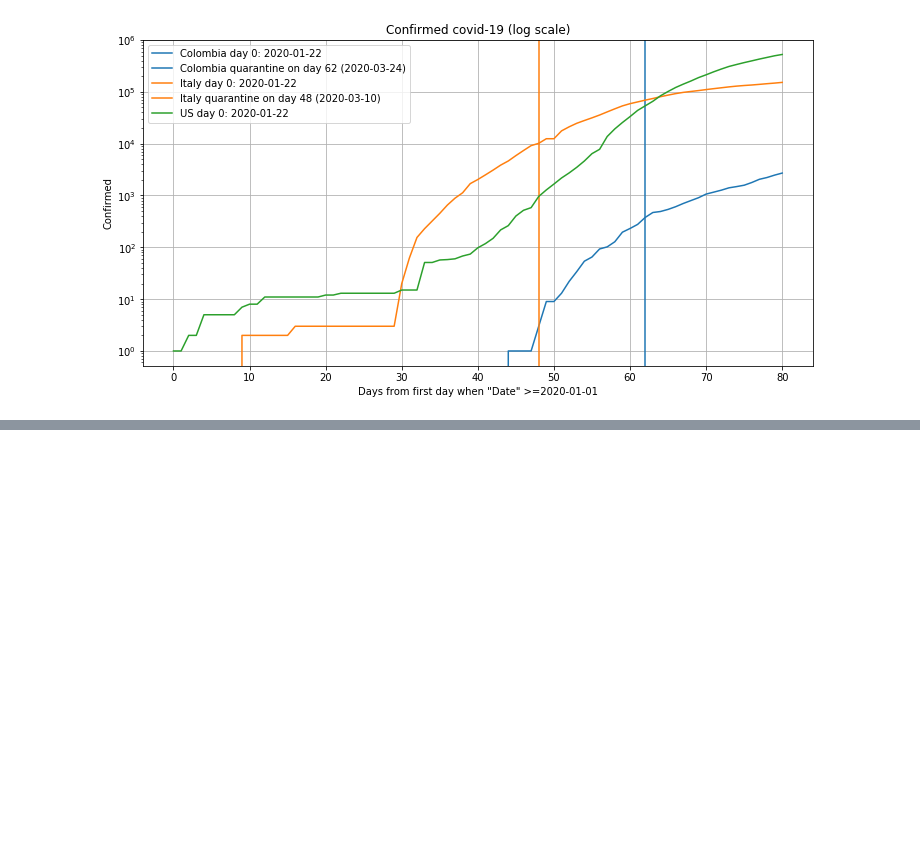
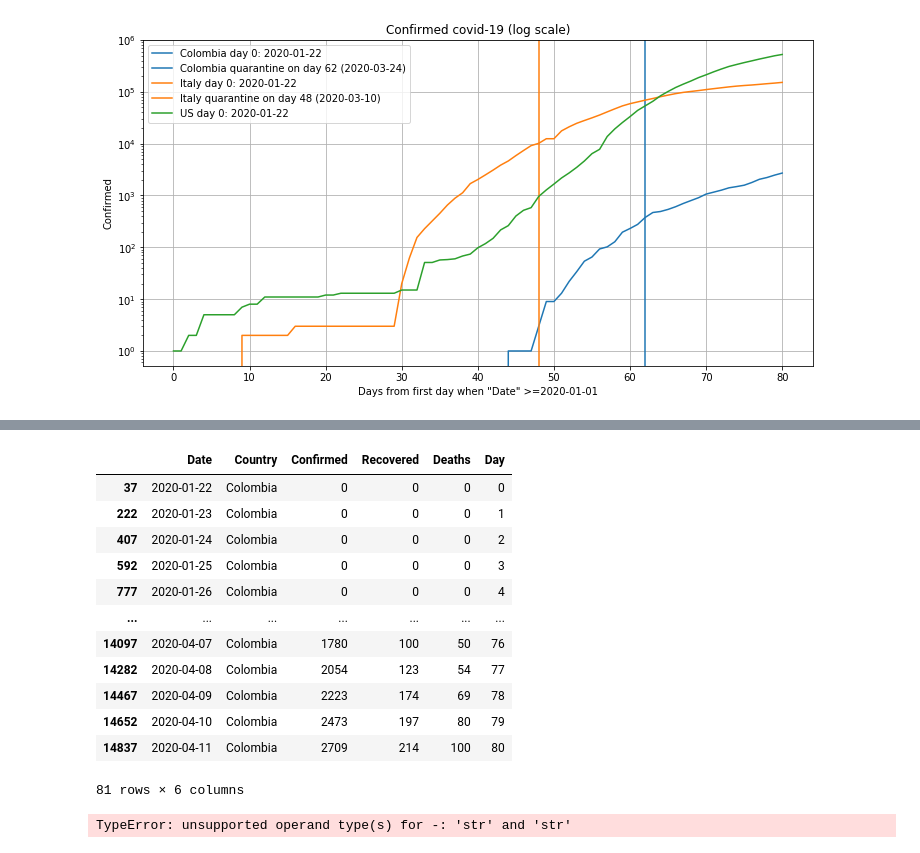
Before and after one commit to GabrielTellez/covid19_epidemic_statistics, a Jupyter notebook: tmp/covid19_plots_Devel.ipynb, the cells around one changed output, grey strips where cells are left out. Drawn from its saved outputs; the diff is of its cells as text; code cells hidden in the pictures; blank space fills up the shorter version.

Commit message:
Started code to visualize daily increases in builddatalist

```diff
--- a/tmp/covid19_plots.ipynb
+++ b/tmp/covid19_plots_Devel.ipynb
@@ -217,3 +217,5 @@ plotdata(indicator='Date',minindicator='2020-01-01',show='Confirmed');
 # %% [output]
 US not in quarantine
 [figure]
+# %%
+df_list=builddatalist(indicator='Date',minindicator='2020-01-20')
@@ -219,0 +242,22 @@ US not in quarantine
+# %%
+df=df_list['Colombia']
+# %%
+df
+# %% [output]
+|  | Date | Country | Confirmed | Recovered | Deaths | Day |
+| 37 | 2020-01-22 | Colombia | 0 | 0 | 0 | 0 |
+| 222 | 2020-01-23 | Colombia | 0 | 0 | 0 | 1 |
+| 407 | 2020-01-24 | Colombia | 0 | 0 | 0 | 2 |
+| 592 | 2020-01-25 | Colombia | 0 | 0 | 0 | 3 |
+| 777 | 2020-01-26 | Colombia | 0 | 0 | 0 | 4 |
+| ... | ... | ... | ... | ... | ... | ... |
+| 14097 | 2020-04-07 | Colombia | 1780 | 100 | 50 | 76 |
+| 14282 | 2020-04-08 | Colombia | 2054 | 123 | 54 | 77 |
+| 14467 | 2020-04-09 | Colombia | 2223 | 174 | 69 | 78 |
+| 14652 | 2020-04-10 | Colombia | 2473 | 197 | 80 | 79 |
+| 14837 | 2020-04-11 | Colombia | 2709 | 214 | 100 | 80 |
+81 rows × 6 columns
+# %%
+df.diff()
+# %% [output]
+TypeError: unsupported operand type(s) for -: 'str' and 'str'
```
Also changed, not shown: parts of 4 cells of this notebook, 3 other files.
